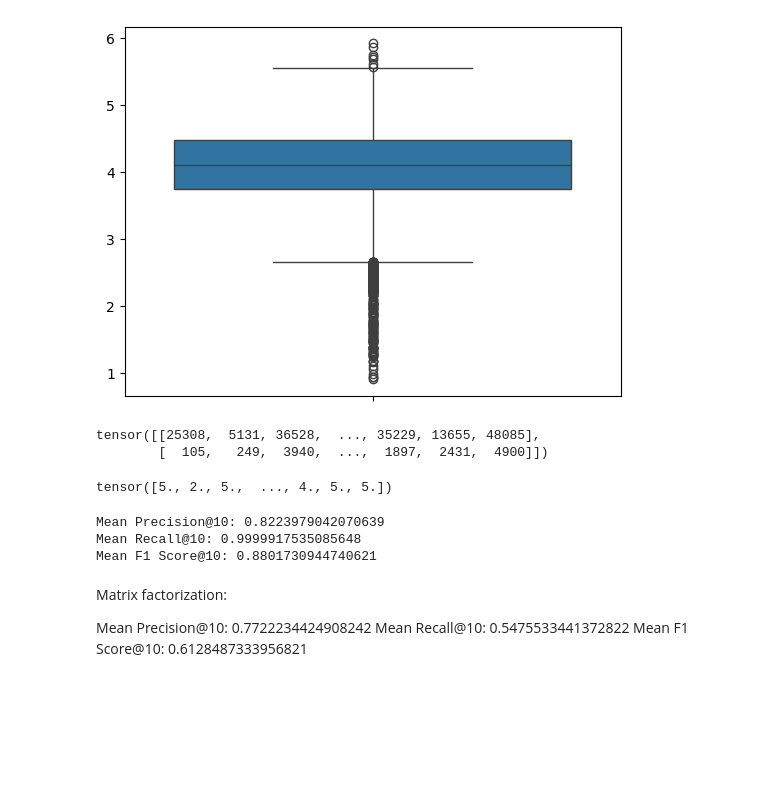
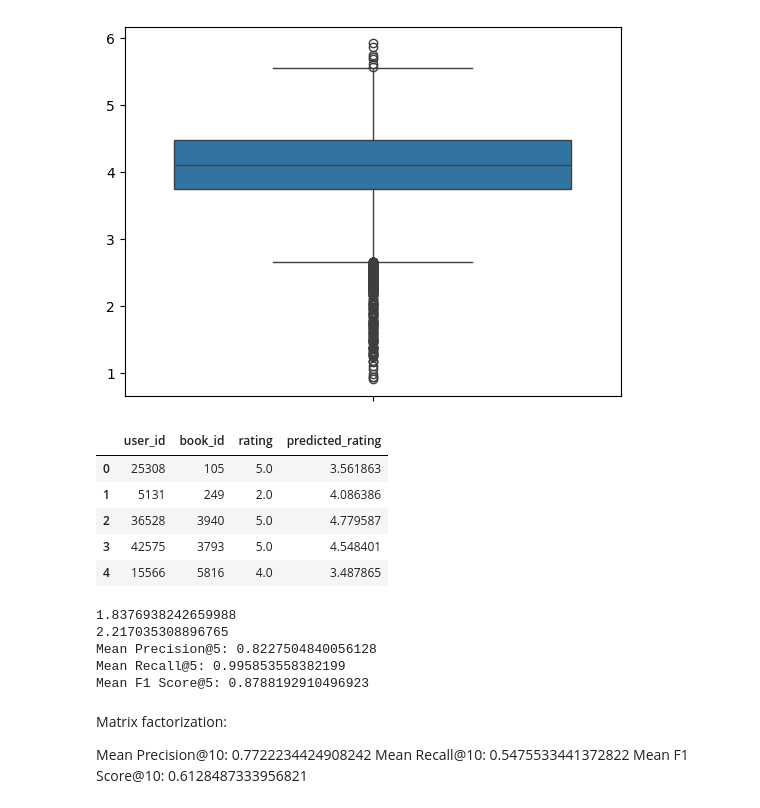
Before and after one commit to matsant01/graph_RecSys, a Jupyter notebook: notebooks/SAGEConv_on_HeteroGraph.ipynb, the cells around one changed output. Saved outputs shown, nothing was run; the diff lists cells and outputs as text; code cells hidden in the pictures; blank space fills up the shorter version.

```diff
--- a/notebooks/SAGEConv_on_HeteroGraph.ipynb
+++ b/notebooks/SAGEConv_on_HeteroGraph.ipynb
@@ -42,7 +42,7 @@ device = "cpu"
 # %%
 df_books = pd.read_csv('../data/books.csv')[['book_id', 'title', 'authors']]    # TODO: think about using also the columns
 
-df_ratings = pd.read_csv('../data/ratings.csv').sample(1000000)  # FIXME: remove the sampling on the final run
+df_ratings = pd.read_csv('../data/ratings.csv') #.sample(1000000)  # FIXME: remove the sampling on the final run
 
 print(df_books.columns)
 # %% [output]
@@ -524,50 +536,62 @@ sns.boxplot(pred_review.cpu().detach().numpy())
 # %% [output]
 <Axes: >
 [figure]
-# %%
-test_data['user', 'rates', 'book'].edge_label_index
-# %% [output]
-tensor([[25308,  5131, 36528,  ..., 35229, 13655, 48085],
-        [  105,   249,  3940,  ...,  1897,  2431,  4900]])
-# %%
-test_data['user', 'rates', 'book'].edge_label
-# %% [output]
-tensor([5., 2., 5.,  ..., 4., 5., 5.])
 # %%
+
+
 # Convert tensors to numpy arrays
 user_ids_np = test_data['user', 'rates', 'book'].edge_label_index[0].numpy()
 book_ids_np = test_data['user', 'rates', 'book'].edge_label_index[1].numpy()
 ratings_np = test_data['user', 'rates', 'book'].edge_label.numpy()
 ratings_pred_np = pred_review.detach().numpy()
 
 # Create a dictionary with the data
 data = {
     'user_id': user_ids_np,
     'book_id': book_ids_np,
     'rating': ratings_np,
     'predicted_rating': ratings_pred_np
 }
 
 # Create a pandas DataFrame
 df_ratings = pd.DataFrame(data)
+df_ratings.head()
+# %% [output]
+|  | user_id | book_id | rating | predicted_rating |
+| 0 | 25308 | 105 | 5.0 | 3.561863 |
+| 1 | 5131 | 249 | 2.0 | 4.086386 |
+| 2 | 36528 | 3940 | 5.0 | 4.779587 |
+| 3 | 42575 | 3793 | 5.0 | 4.548401 |
+| 4 | 15566 | 5816 | 4.0 | 3.487865 |
 # %%
+# TODO: rerun with full test set
+
 import sys
 sys.path.append('../src')
 from evaluation_metrics import *
 
-k = 10
+k = 5
 top_k_recommendations = get_top_k_recommendations(df_ratings, k)
-actual_items = get_actual_items(df_ratings) # ground truth
+actual_items = get_actual_items(df_ratings, threshold=4) # consider only ratings greater than 4
+# so we're checking how many of the top k recommendations have a rating higher than >= 4 from the user.
+# threshold can be tuned
+
+print(actual_items.apply(lambda x: len(x)).mean())
+print(top_k_recommendations.apply(lambda x: len(x)).mean())
 
 # Evaluate the recommendations
 mean_precision, mean_recall, mean_f1 = evaluate_recommendations(top_k_recommendations, actual_items, k)
 print(f"Mean Precision@{k}: {mean_precision}")
 print(f"Mean Recall@{k}: {mean_recall}")
 print(f"Mean F1 Score@{k}: {mean_f1}")
+
+# Not sure if this actually makes sense
 # %% [output]
-Mean Precision@10: 0.8223979042070639
-Mean Recall@10: 0.9999917535085648
-Mean F1 Score@10: 0.8801730944740621
+1.8376938242659988
+2.217035308896765
+Mean Precision@5: 0.8227504840056128
+Mean Recall@5: 0.995853558382199
+Mean F1 Score@5: 0.8788192910496923
 # %% [markdown]
 Matrix factorization:
 
```
Also changed, not shown: parts of 7 cells of this notebook, 4 other files.
